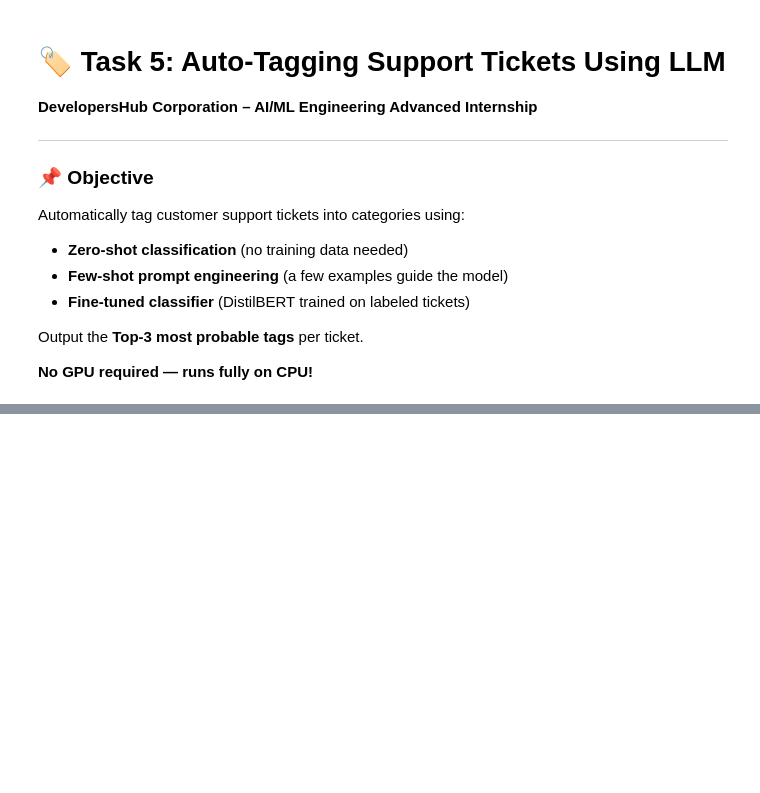
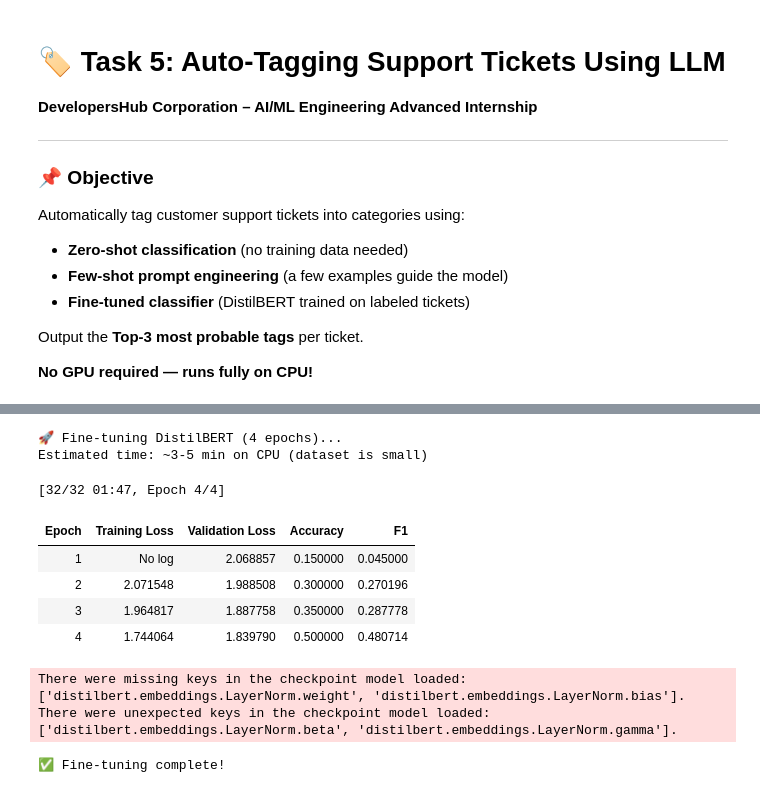
Before and after one commit to khanjaisha525-dev/developershub-aiml-internship, a Jupyter notebook: task5_auto_tagging.ipynb, the cells around one changed output, grey strips where cells are left out. Saved outputs shown, nothing was run; the diff lists cells and outputs as text; code cells hidden in the pictures; blank space fills up the shorter version.

```diff
--- a/task5_auto_tagging.ipynb
+++ b/task5_auto_tagging.ipynb
@@ -354,34 +442,46 @@ def compute_metrics(eval_pred):
     acc = acc_metric.compute(predictions=preds, references=labels)
     f1  = f1_score(labels, preds, average='weighted')
     return {'accuracy': acc['accuracy'], 'f1': f1}
 
 ft_args = TrainingArguments(
     output_dir='./distilbert_output',
     num_train_epochs=4,
     per_device_train_batch_size=8,
     per_device_eval_batch_size=8,
     warmup_steps=10,
     weight_decay=0.01,
-    evaluation_strategy='epoch',
+    eval_strategy='epoch',
     save_strategy='epoch',
     load_best_model_at_end=True,
     logging_steps=10,
     report_to='none',
     fp16=False   # CPU safe
 )
 
 ft_trainer = Trainer(
     model=ft_model,
     args=ft_args,
     train_dataset=train_dataset,
     eval_dataset=test_dataset,
     compute_metrics=compute_metrics
 )
 
 print('🚀 Fine-tuning DistilBERT (4 epochs)...')
 print('Estimated time: ~3-5 min on CPU (dataset is small)')
 ft_trainer.train()
 print('✅ Fine-tuning complete!')
+# %% [output]
+🚀 Fine-tuning DistilBERT (4 epochs)...
+Estimated time: ~3-5 min on CPU (dataset is small)
+[32/32 01:47, Epoch 4/4]
+| Epoch | Training Loss | Validation Loss | Accuracy | F1 |
+| 1 | No log | 2.068857 | 0.150000 | 0.045000 |
+| 2 | 2.071548 | 1.988508 | 0.300000 | 0.270196 |
+| 3 | 1.964817 | 1.887758 | 0.350000 | 0.287778 |
+| 4 | 1.744064 | 1.839790 | 0.500000 | 0.480714 |
+There were missing keys in the checkpoint model loaded: ['distilbert.embeddings.LayerNorm.weight', 'distilbert.embeddings.LayerNorm.bias'].
+There were unexpected keys in the checkpoint model loaded: ['distilbert.embeddings.LayerNorm.beta', 'distilbert.embeddings.LayerNorm.gamma'].
+✅ Fine-tuning complete!
 # %%
 # ── CELL 11: Evaluate Fine-tuned Model ───────────────────────────
 ft_preds_output = ft_trainer.predict(test_dataset)
```
Also changed, not shown: parts of 15 cells of this notebook.
